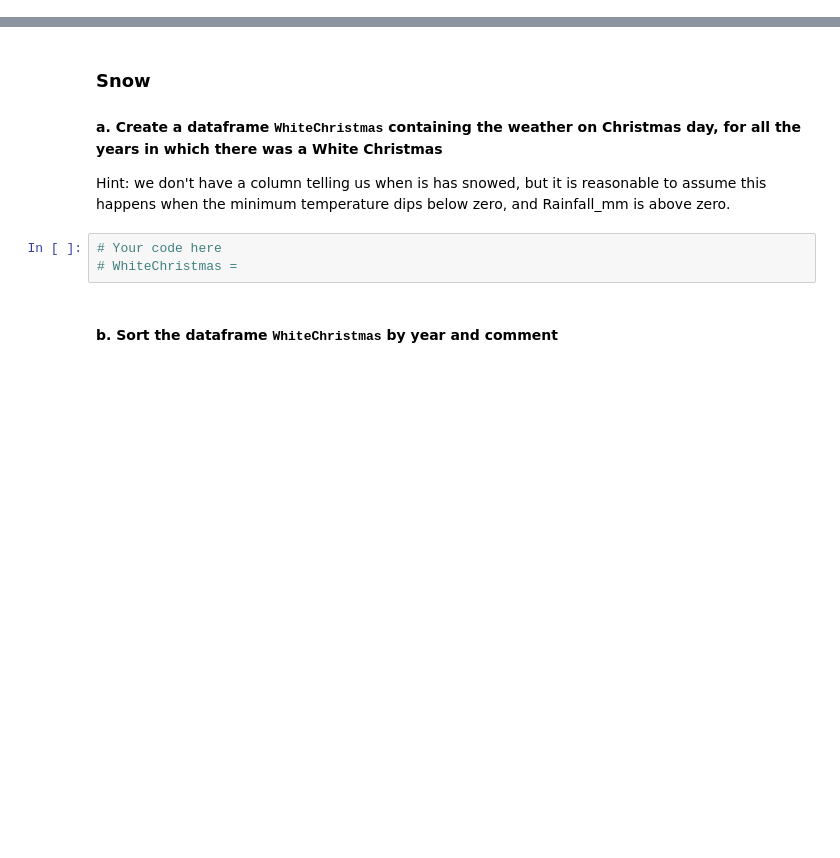
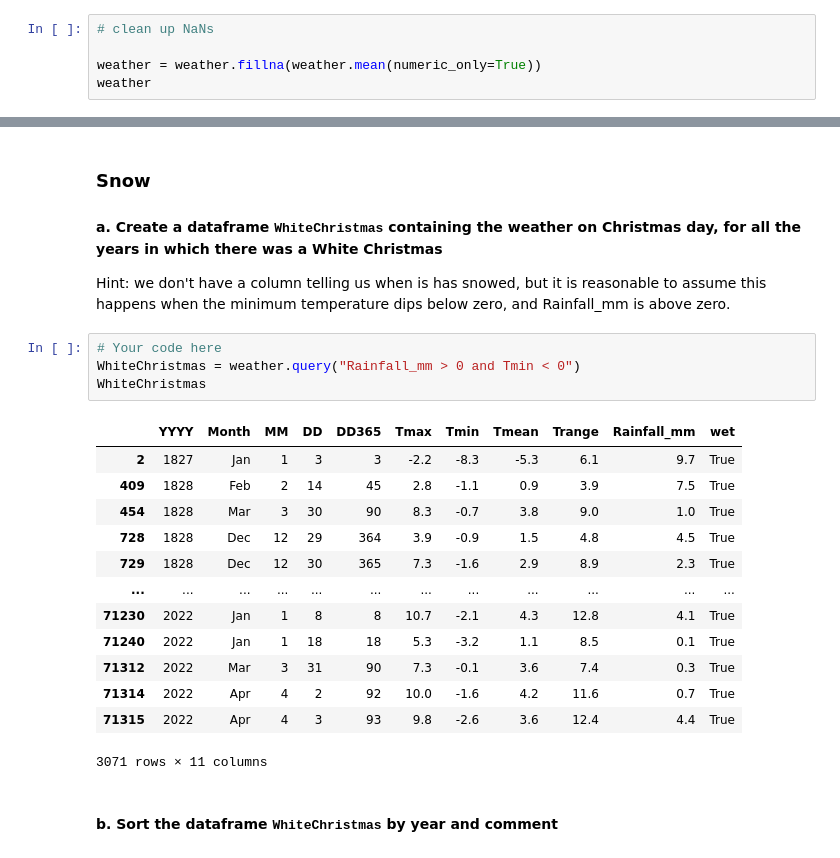
Before and after one commit to Tedodor423/bms-collab-notebooks, a Jupyter notebook: stats/1.1_DescribingData/1.1.10_TutorialExercises.ipynb, the cells around one changed output, grey strips where cells are left out. Cells and saved outputs as stored; diff of their text form; blank space fills up the shorter version.

```diff
--- a/stats/1.1_DescribingData/1.1.10_TutorialExercises.ipynb
+++ b/stats/1.1_DescribingData/1.1.10_TutorialExercises.ipynb
@@ -74,3 +74,8 @@ weather.query("Tmax==" + str(weather.Tmax.max()))[["YYYY", "MM"]]
 | 70332 | 2019 | 7 |
 # %% [markdown]
 *Your text here*
+# %%
+# clean up NaNs
+
+weather = weather.fillna(weather.mean(numeric_only=True))
+weather
@@ -178,7 +315,22 @@ Different descriptive statistics tell us different things about the same data!
 Hint: we don't have a column telling us when is has snowed, but it is reasonable to assume this happens when the minimum temperature dips below zero, and Rainfall_mm is above zero.
 # %%
 # Your code here
-# WhiteChristmas =
+WhiteChristmas = weather.query("Rainfall_mm > 0 and Tmin < 0")
+WhiteChristmas
+# %% [output]
+|  | YYYY | Month | MM | DD | DD365 | Tmax | Tmin | Tmean | Trange | Rainfall_mm | wet |
+| 2 | 1827 | Jan | 1 | 3 | 3 | -2.2 | -8.3 | -5.3 | 6.1 | 9.7 | True |
+| 409 | 1828 | Feb | 2 | 14 | 45 | 2.8 | -1.1 | 0.9 | 3.9 | 7.5 | True |
+| 454 | 1828 | Mar | 3 | 30 | 90 | 8.3 | -0.7 | 3.8 | 9.0 | 1.0 | True |
+| 728 | 1828 | Dec | 12 | 29 | 364 | 3.9 | -0.9 | 1.5 | 4.8 | 4.5 | True |
+| 729 | 1828 | Dec | 12 | 30 | 365 | 7.3 | -1.6 | 2.9 | 8.9 | 2.3 | True |
+| ... | ... | ... | ... | ... | ... | ... | ... | ... | ... | ... | ... |
+| 71230 | 2022 | Jan | 1 | 8 | 8 | 10.7 | -2.1 | 4.3 | 12.8 | 4.1 | True |
+| 71240 | 2022 | Jan | 1 | 18 | 18 | 5.3 | -3.2 | 1.1 | 8.5 | 0.1 | True |
+| 71312 | 2022 | Mar | 3 | 31 | 90 | 7.3 | -0.1 | 3.6 | 7.4 | 0.3 | True |
+| 71314 | 2022 | Apr | 4 | 2 | 92 | 10.0 | -1.6 | 4.2 | 11.6 | 0.7 | True |
+| 71315 | 2022 | Apr | 4 | 3 | 93 | 9.8 | -2.6 | 3.6 | 12.4 | 4.4 | True |
+3071 rows × 11 columns
 # %% [markdown]
 #### b. Sort the dataframe <tt>WhiteChristmas</tt> by year and comment
 # %%
```
Also changed, not shown: parts of 12 cells of this notebook.
